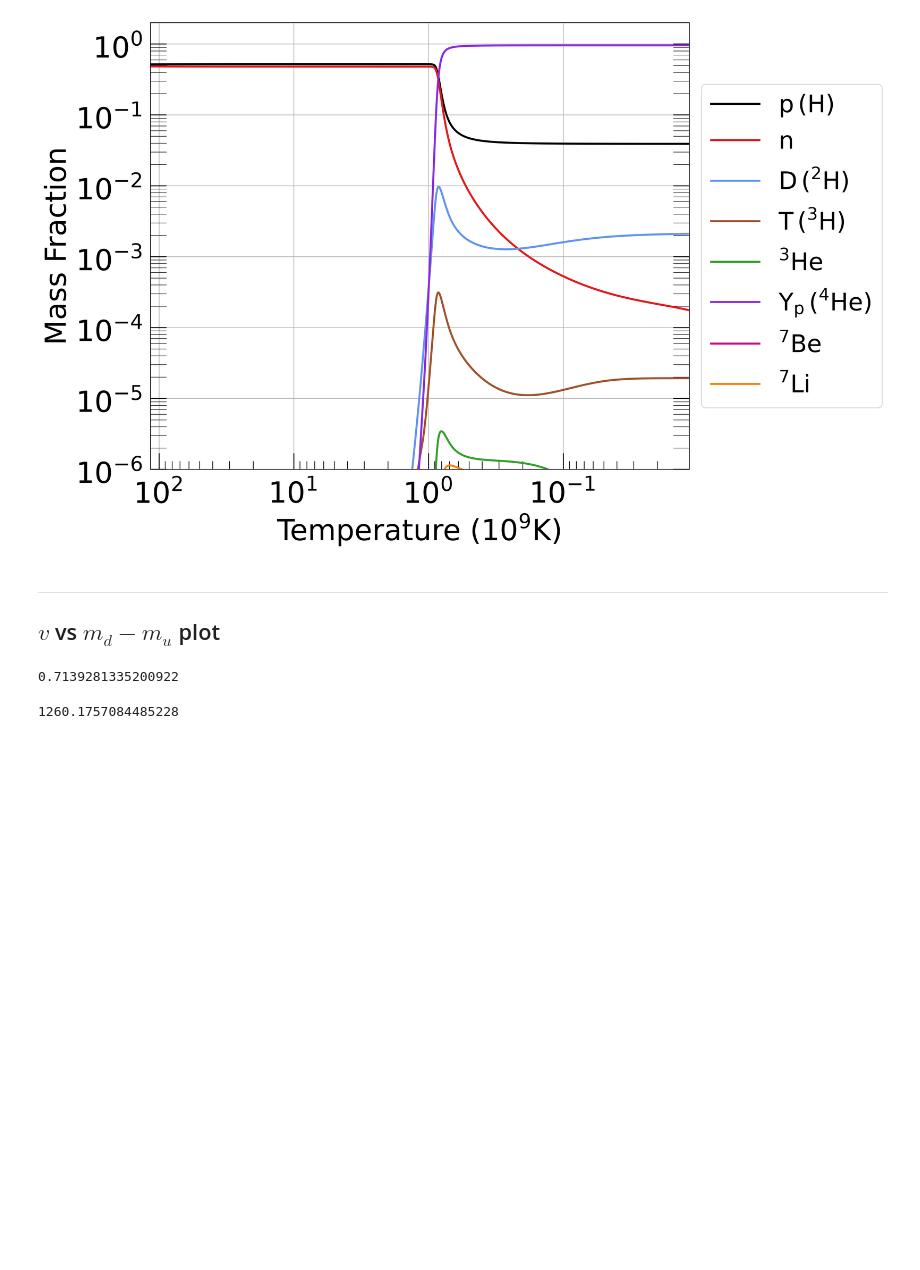
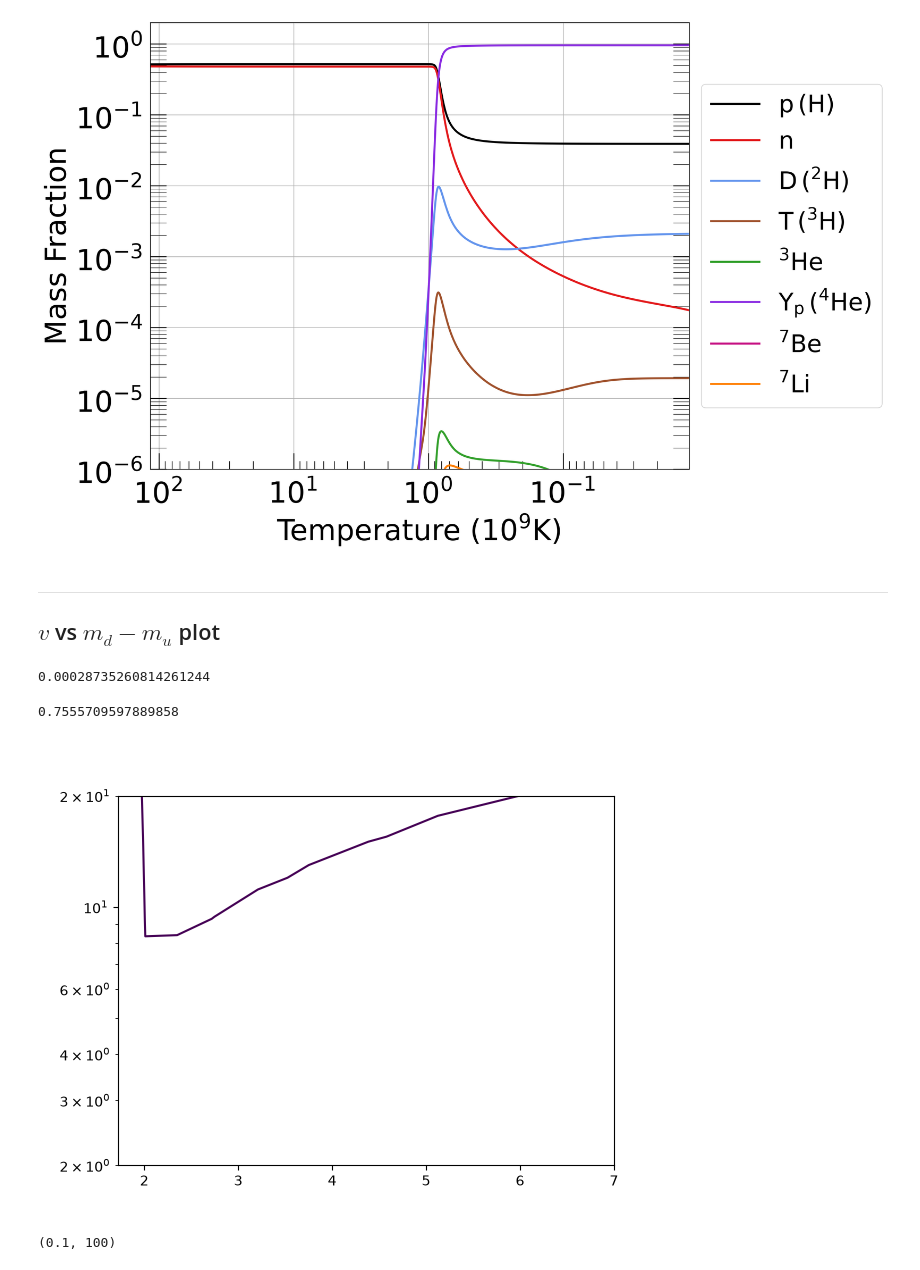
Before and after one commit to Booritth-Balaji/Dark-Matter-Thesis, a Jupyter notebook: Codes-and-Data/Weak-scale-BBN-recr.ipynb, the cells around one changed output. Drawn from its saved outputs; the diff is of its cells as text; code cells hidden in the pictures; blank space fills up the shorter version.

Commit message:
Added contour calculations for the md-mu stuff. The K-normalization is messing up the graphs a bit, prolly need to fix that in the future

```diff
--- a/Codes-and-Data/Weak-scale-BBN-recr.ipynb
+++ b/Codes-and-Data/Weak-scale-BBN-recr.ipynb
@@ -410,6 +410,25 @@ delta_EM_err = delta_iso_err  # MeV
 
 def m_n_minus_m_p(m_d_minus_m_u):
     return delta_iso * m_d_minus_m_u / (m_d_0 - m_u_0) + delta_EM
+# %%
+md_minus_mu = 1.72
+v_ratio = 20
+
+taun = 880 * (v_ratio)**4 * ((m_n_0 - m_p_0) / m_n_minus_m_p(md_minus_mu))**5 # Average lifetime of a neutron before decay [s]
+
+q = m_n_minus_m_p(md_minus_mu) / m_e_0
+
+    # The normalization coefficient
+
+    # K_integral = quad(lambda x: np.sqrt(x**2-1)*x*(q-x)**2, 1, q)[0]
+
+    # if K_integral == 0:
+    #     K =
+
+K = 1/(quad(lambda x: np.sqrt(x**2-1)*x*(q-x)**2, 1, q, epsabs=1e-10, epsrel=1e-10)[0])* (1/taun)
+print(K)
+# %% [output]
+0.00028735260814261244
 # %%
 # Changing the value of md - mu while keeping the sum md + mu constant, and plotting the final Y4 value as a function of md - mu
 
@@ -420,11 +439,11 @@ Tf = 1e-3  # MeV
 n =  1024
 T = np.geomspace(Ti,Tf,n)
 
-v_ratio = 2.0814
+v_ratio = 2.375 # 2.0814
 bbn.v = v_ratio * bbn.v0
 
-delta = 2.1592 # the difference between m_d and m_u in MeV
-bbn.Q = m_n_minus_m_p(delta) # the mass difference between neutron and proton in MeV
+md_minus_mu = 2.1 # 2.1592 # the difference between m_d and m_u in MeV
+bbn.Q = m_n_minus_m_p(md_minus_mu) # the mass difference between neutron and proton in MeV
 
 
 with warnings.catch_warnings():
@@ -437,8 +456,45 @@ Y4 = (Y.y[5][-1]) * 4
 
 print(Y4)
 # %% [output]
-0.7139281335200922
+0.7555709597889858
-# %%
-(m_n_minus_m_p(m_u_0 - delta/2, m_d_0 + delta/2) / (m_n_minus_m_p(m_u_0, m_d_0)))**5
-# %% [output]
-1260.1757084485228
+# %%
+Ti = 1e1   # MeV
+Tf = 1e-3  # MeV
+n =  1024
+T = np.geomspace(Ti,Tf,n)
+
+# v/v0: 2 to 20 -> 10 points
+# mu - md: 1.5 to 7 -> 10 points
+# check the Y4 = 0.9 contour
+
+v_ratio = np.geomspace(2, 20, 10)
+md_minus_mu = np.geomspace(1.72, 7, 10)
+
+v_ratio_grid, md_minus_mu_grid = np.meshgrid(v_ratio, md_minus_mu, indexing='ij')
+
+mass_splits = m_n_minus_m_p(md_minus_mu_grid)
+
+Y4_values = np.zeros_like(mass_splits)
+
+for i in range(mass_splits.shape[0]):
+    for j in range(mass_splits.shape[1]):
+
+        bbn.v = v_ratio_grid[i, j] * bbn.v0
+
+        bbn.Q = mass_splits[i, j]
+        with warnings.catch_warnings():
+            warnings.filterwarnings('ignore', category=RuntimeWarning)
+
+            Y = bbn.BBN_evolution(T)
+
+        Y4_values[i, j] = (Y.y[5][-1]) * 4
+# %%
+plt.close('all')
+plt.contour(md_minus_mu_grid, v_ratio_grid, Y4_values, levels=[0.95])
+plt.yscale('log')
+plt.show()
+plt.xlim(0, 8)
+plt.ylim(0.1, 100)
+# %% [output]
+[figure, added]
+(0.1, 100)
```
Also changed, not shown: parts of 3 cells of this notebook, 4 other files.
